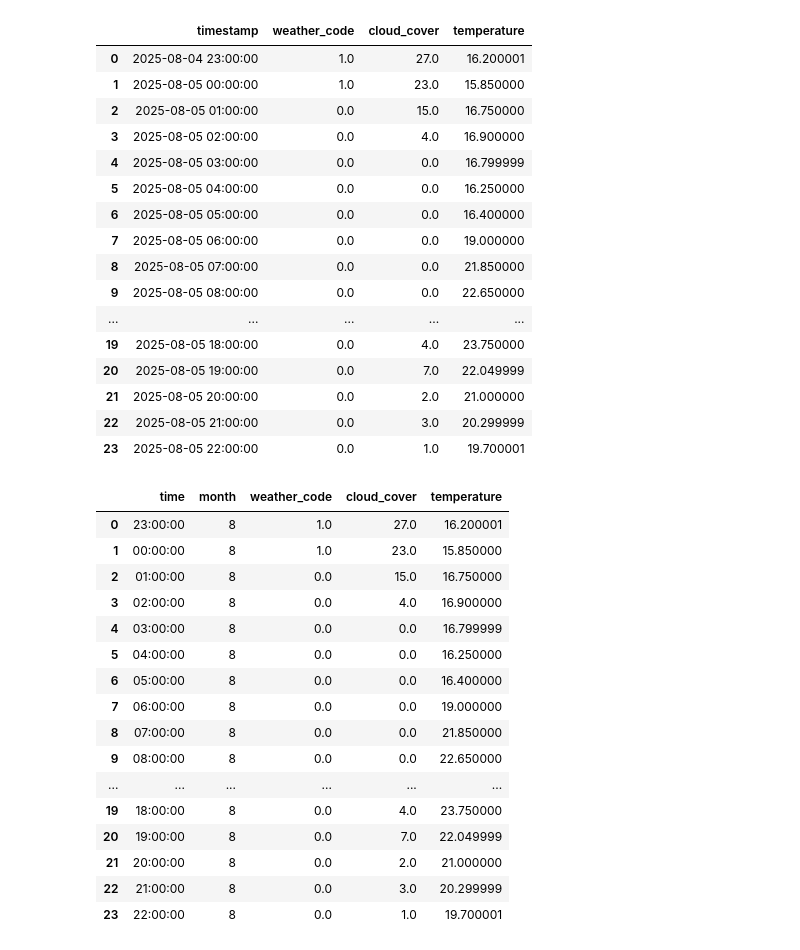
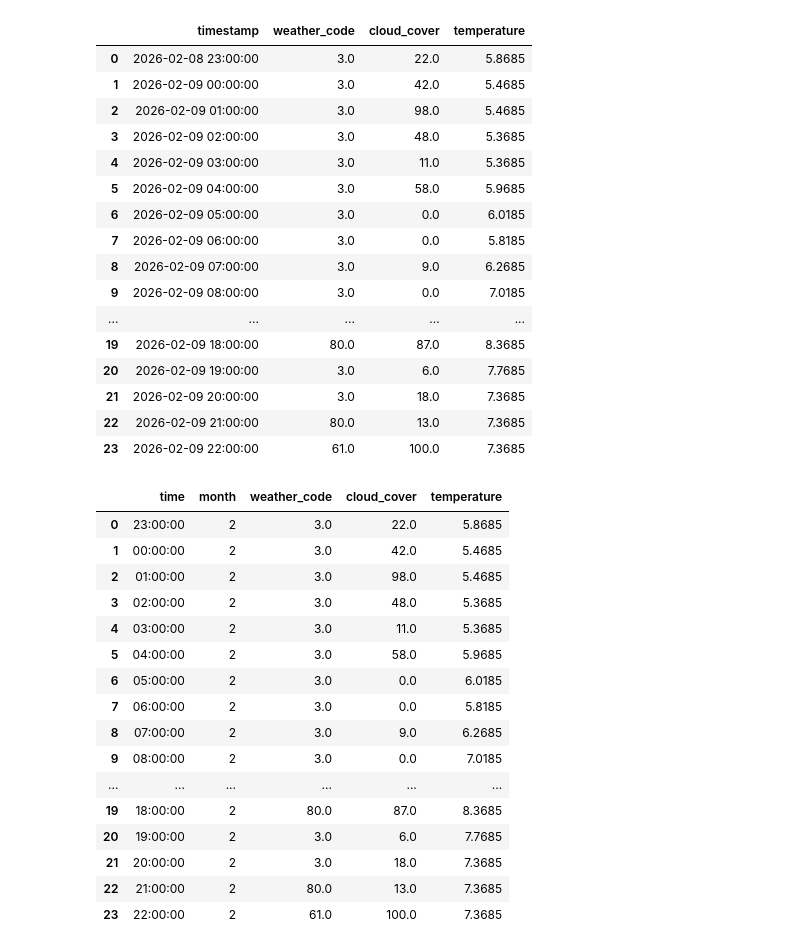
Before and after one commit to paleze/solar-energy-surplus-estimator, a Jupyter notebook: app-serving.ipynb, the cells around one changed output. Drawn from its saved outputs; the diff is of its cells as text; code cells hidden in the pictures.

Commit message:
refactor weather data retrieval and cloud coverage parameter; model pipeline improvements

```diff
--- a/app-serving.ipynb
+++ b/app-serving.ipynb
@@ -6,13 +7,13 @@ from mlflow import mlflow, MlflowClient
 import pickle
 import xgboost  as xgb
 # %%
-#current_dateTime = datetime.now()
-#current_dateTime= datetime(2025,8,3,15,30)
-current_dateTime= datetime(2025,8,5,10,0)
+current_dateTime = datetime.now()
+#current_dateTime= datetime(2026,8,3,15,30)
+#current_dateTime= datetime(2025,8,28,6,00)
 current_date=current_dateTime.strftime("%Y-%m-%d")
 current_hour=int(current_dateTime.strftime("%H"))
 current_minute=int(current_dateTime.strftime("%M"))
-weather_hour = current_hour if current_minute<30 else (current_hour+1)
-weather_time=str(weather_hour)+":00:00"
-current_date, current_hour
+weather_forecast_hour = current_hour if current_minute<30 else (current_hour+1)
+weather_forecast_time=f"{weather_forecast_hour:02}:00:00"
+current_date, weather_forecast_time
 # %% [output]
@@ -24,28 +25,29 @@ current_date, current_minute, weather_time,
 # %%
-latitude=45.73253954365124
-longitude=9.714445021009563
+latitude=45.704178167781265
+longitude=9.663174137924273
+
 timezone="Europe/Berlin"
 # %%
-df_hourly=wf.get_weather_data(start_date=current_date, end_date=current_date,latitude=latitude,longitude=longitude, timezone=timezone)
+df_hourly=wd.get_weather_data(start_date=current_date, end_date=current_date,latitude=latitude,longitude=longitude, timezone=timezone)
 df_hourly
 # %% [output]
 |  | timestamp | weather_code | cloud_cover | temperature |
-| 0 | 2025-08-04 23:00:00 | 1.0 | 27.0 | 16.200001 |
-| 1 | 2025-08-05 00:00:00 | 1.0 | 23.0 | 15.850000 |
-| 2 | 2025-08-05 01:00:00 | 0.0 | 15.0 | 16.750000 |
-| 3 | 2025-08-05 02:00:00 | 0.0 | 4.0 | 16.900000 |
-| 4 | 2025-08-05 03:00:00 | 0.0 | 0.0 | 16.799999 |
-| 5 | 2025-08-05 04:00:00 | 0.0 | 0.0 | 16.250000 |
-| 6 | 2025-08-05 05:00:00 | 0.0 | 0.0 | 16.400000 |
-| 7 | 2025-08-05 06:00:00 | 0.0 | 0.0 | 19.000000 |
-| 8 | 2025-08-05 07:00:00 | 0.0 | 0.0 | 21.850000 |
-| 9 | 2025-08-05 08:00:00 | 0.0 | 0.0 | 22.650000 |
+| 0 | 2026-02-08 23:00:00 | 3.0 | 22.0 | 5.8685 |
+| 1 | 2026-02-09 00:00:00 | 3.0 | 42.0 | 5.4685 |
+| 2 | 2026-02-09 01:00:00 | 3.0 | 98.0 | 5.4685 |
+| 3 | 2026-02-09 02:00:00 | 3.0 | 48.0 | 5.3685 |
+| 4 | 2026-02-09 03:00:00 | 3.0 | 11.0 | 5.3685 |
+| 5 | 2026-02-09 04:00:00 | 3.0 | 58.0 | 5.9685 |
+| 6 | 2026-02-09 05:00:00 | 3.0 | 0.0 | 6.0185 |
+| 7 | 2026-02-09 06:00:00 | 3.0 | 0.0 | 5.8185 |
+| 8 | 2026-02-09 07:00:00 | 3.0 | 9.0 | 6.2685 |
+| 9 | 2026-02-09 08:00:00 | 3.0 | 0.0 | 7.0185 |
 | ... | ... | ... | ... | ... |
-| 19 | 2025-08-05 18:00:00 | 0.0 | 4.0 | 23.750000 |
-| 20 | 2025-08-05 19:00:00 | 0.0 | 7.0 | 22.049999 |
-| 21 | 2025-08-05 20:00:00 | 0.0 | 2.0 | 21.000000 |
-| 22 | 2025-08-05 21:00:00 | 0.0 | 3.0 | 20.299999 |
-| 23 | 2025-08-05 22:00:00 | 0.0 | 1.0 | 19.700001 |
+| 19 | 2026-02-09 18:00:00 | 80.0 | 87.0 | 8.3685 |
+| 20 | 2026-02-09 19:00:00 | 3.0 | 6.0 | 7.7685 |
+| 21 | 2026-02-09 20:00:00 | 3.0 | 18.0 | 7.3685 |
+| 22 | 2026-02-09 21:00:00 | 80.0 | 13.0 | 7.3685 |
+| 23 | 2026-02-09 22:00:00 | 61.0 | 100.0 | 7.3685 |
 # %%
 df_eval=pd.DataFrame()
 weather_fields=["weather_code","cloud_cover","temperature"]
@@ -55,21 +57,21 @@ df_eval[weather_fields] = df_hourly[weather_fields]
 df_eval
 # %% [output]
 |  | time | month | weather_code | cloud_cover | temperature |
-| 0 | 23:00:00 | 8 | 1.0 | 27.0 | 16.200001 |
-| 1 | 00:00:00 | 8 | 1.0 | 23.0 | 15.850000 |
-| 2 | 01:00:00 | 8 | 0.0 | 15.0 | 16.750000 |
-| 3 | 02:00:00 | 8 | 0.0 | 4.0 | 16.900000 |
-| 4 | 03:00:00 | 8 | 0.0 | 0.0 | 16.799999 |
-| 5 | 04:00:00 | 8 | 0.0 | 0.0 | 16.250000 |
-| 6 | 05:00:00 | 8 | 0.0 | 0.0 | 16.400000 |
-| 7 | 06:00:00 | 8 | 0.0 | 0.0 | 19.000000 |
-| 8 | 07:00:00 | 8 | 0.0 | 0.0 | 21.850000 |
-| 9 | 08:00:00 | 8 | 0.0 | 0.0 | 22.650000 |
+| 0 | 23:00:00 | 2 | 3.0 | 22.0 | 5.8685 |
+| 1 | 00:00:00 | 2 | 3.0 | 42.0 | 5.4685 |
+| 2 | 01:00:00 | 2 | 3.0 | 98.0 | 5.4685 |
+| 3 | 02:00:00 | 2 | 3.0 | 48.0 | 5.3685 |
+| 4 | 03:00:00 | 2 | 3.0 | 11.0 | 5.3685 |
+| 5 | 04:00:00 | 2 | 3.0 | 58.0 | 5.9685 |
+| 6 | 05:00:00 | 2 | 3.0 | 0.0 | 6.0185 |
+| 7 | 06:00:00 | 2 | 3.0 | 0.0 | 5.8185 |
+| 8 | 07:00:00 | 2 | 3.0 | 9.0 | 6.2685 |
+| 9 | 08:00:00 | 2 | 3.0 | 0.0 | 7.0185 |
 | ... | ... | ... | ... | ... | ... |
-| 19 | 18:00:00 | 8 | 0.0 | 4.0 | 23.750000 |
-| 20 | 19:00:00 | 8 | 0.0 | 7.0 | 22.049999 |
-| 21 | 20:00:00 | 8 | 0.0 | 2.0 | 21.000000 |
-| 22 | 21:00:00 | 8 | 0.0 | 3.0 | 20.299999 |
-| 23 | 22:00:00 | 8 | 0.0 | 1.0 | 19.700001 |
+| 19 | 18:00:00 | 2 | 80.0 | 87.0 | 8.3685 |
+| 20 | 19:00:00 | 2 | 3.0 | 6.0 | 7.7685 |
+| 21 | 20:00:00 | 2 | 3.0 | 18.0 | 7.3685 |
+| 22 | 21:00:00 | 2 | 80.0 | 13.0 | 7.3685 |
+| 23 | 22:00:00 | 2 | 61.0 | 100.0 | 7.3685 |
 # %%
 
```
Also changed, not shown: parts of 16 cells of this notebook, 3 other files.
